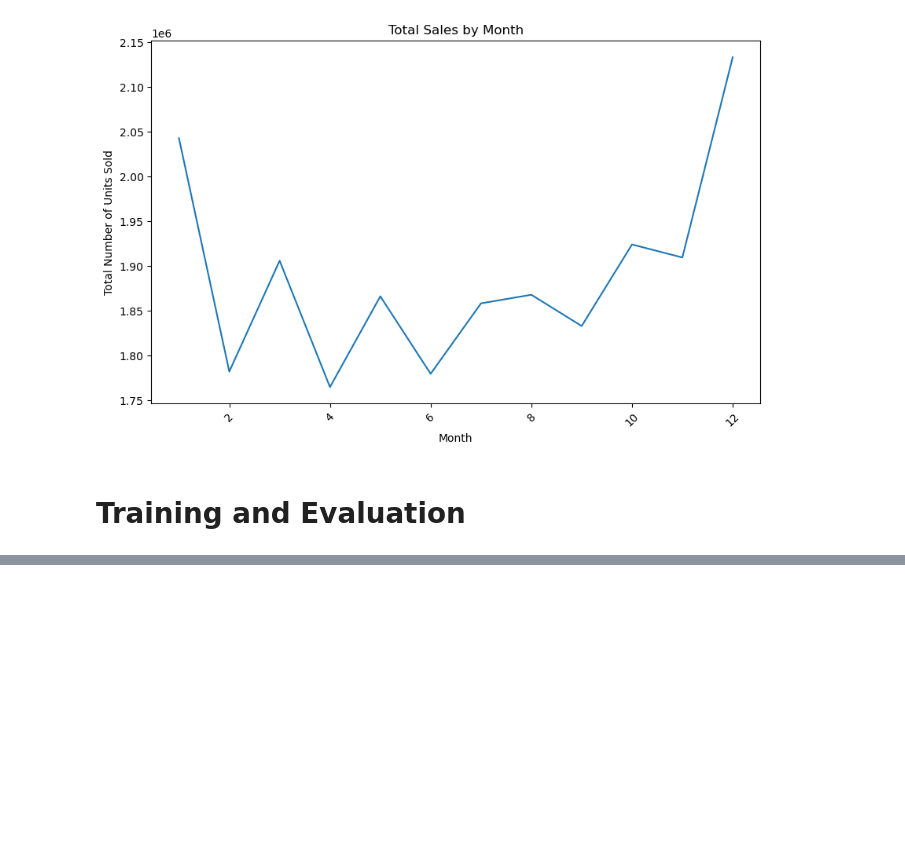
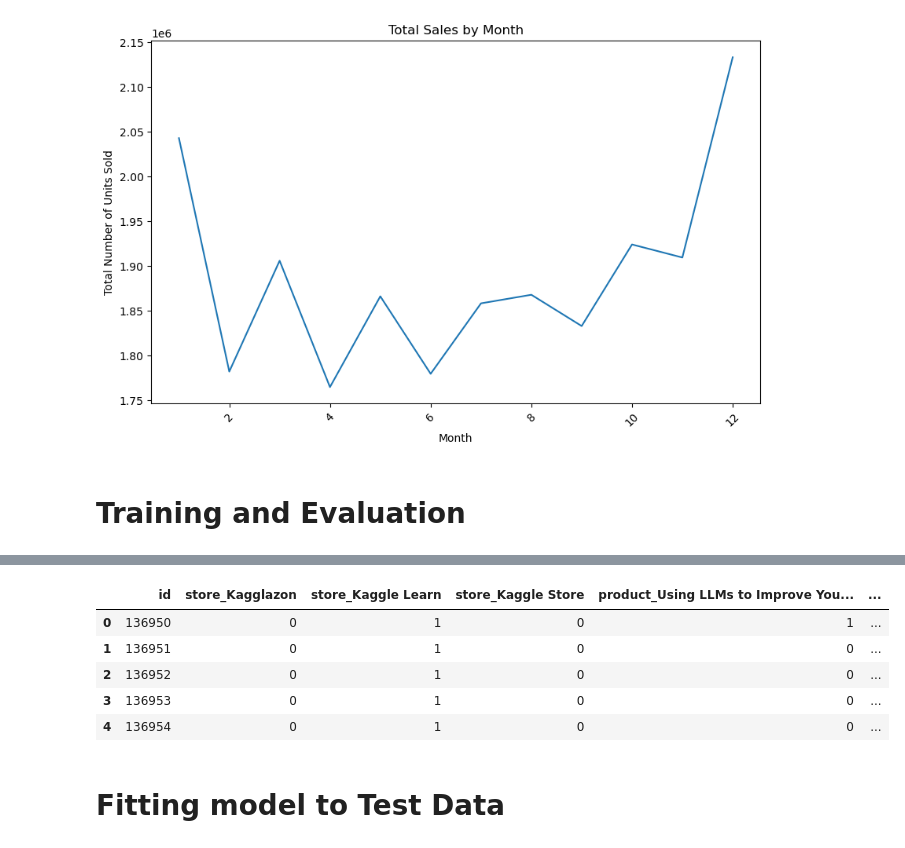
Before and after one commit to Arnav710/Forecasting-Mini-Course-Sales, a Jupyter notebook: forecasting-mini-course-sales.ipynb, the cells around one changed output, grey strips where cells are left out. Cells and saved outputs as stored; diff of their text form; code cells hidden in the pictures; blank space fills up the shorter version.

```diff
--- a/forecasting-mini-course-sales.ipynb
+++ b/forecasting-mini-course-sales.ipynb
@@ -284,0 +315,38 @@ Average R-squared (R2) Score: 0.969039136158225
+# %%
+test_data['date'] = test_data['date'].astype('datetime64[ns]')
+
+
+# Assuming 'date_column' is the name of the column containing the date
+test_data['day'] = test_data['date'].dt.day
+test_data['month'] = test_data['date'].dt.month
+test_data['year'] = test_data['date'].dt.year
+
+
+# Assuming 'date_column' is the name of the column containing the date
+test_data['is_weekend'] = test_data['date'].dt.dayofweek // 5  # 1 if weekend (Saturday or Sunday), 0 otherwise
+
+
+# Assuming 'month' is the column containing the month information
+# We'll use the following mapping for seasons:
+# Winter: 0, Spring: 1, Summer: 2, Autumn/Fall: 3
+
+season_mapping = {
+    12: 0, 1: 0, 2: 0,  # Winter
+    3: 1, 4: 1, 5: 1,    # Spring
+    6: 2, 7: 2, 8: 2,    # Summer
+    9: 3, 10: 3, 11: 3   # Autumn/Fall
+}
+
+test_data['season'] = test_data['month'].map(season_mapping)
+X_test = test_data.drop('date', axis=1)
+# %%
+X_test.head()
+# %% [output]
+|  | id | store_Kagglazon | store_Kaggle Learn | store_Kaggle Store | product_Using LLMs to Improve You... | ... |
+| 0 | 136950 | 0 | 1 | 0 | 1 | ... |
+| 1 | 136951 | 0 | 1 | 0 | 0 | ... |
+| 2 | 136952 | 0 | 1 | 0 | 0 | ... |
+| 3 | 136953 | 0 | 1 | 0 | 0 | ... |
+| 4 | 136954 | 0 | 1 | 0 | 0 | ... |
+# %% [markdown]
+# Fitting model to Test Data
```
Also changed, not shown: parts of 17 cells of this notebook.
